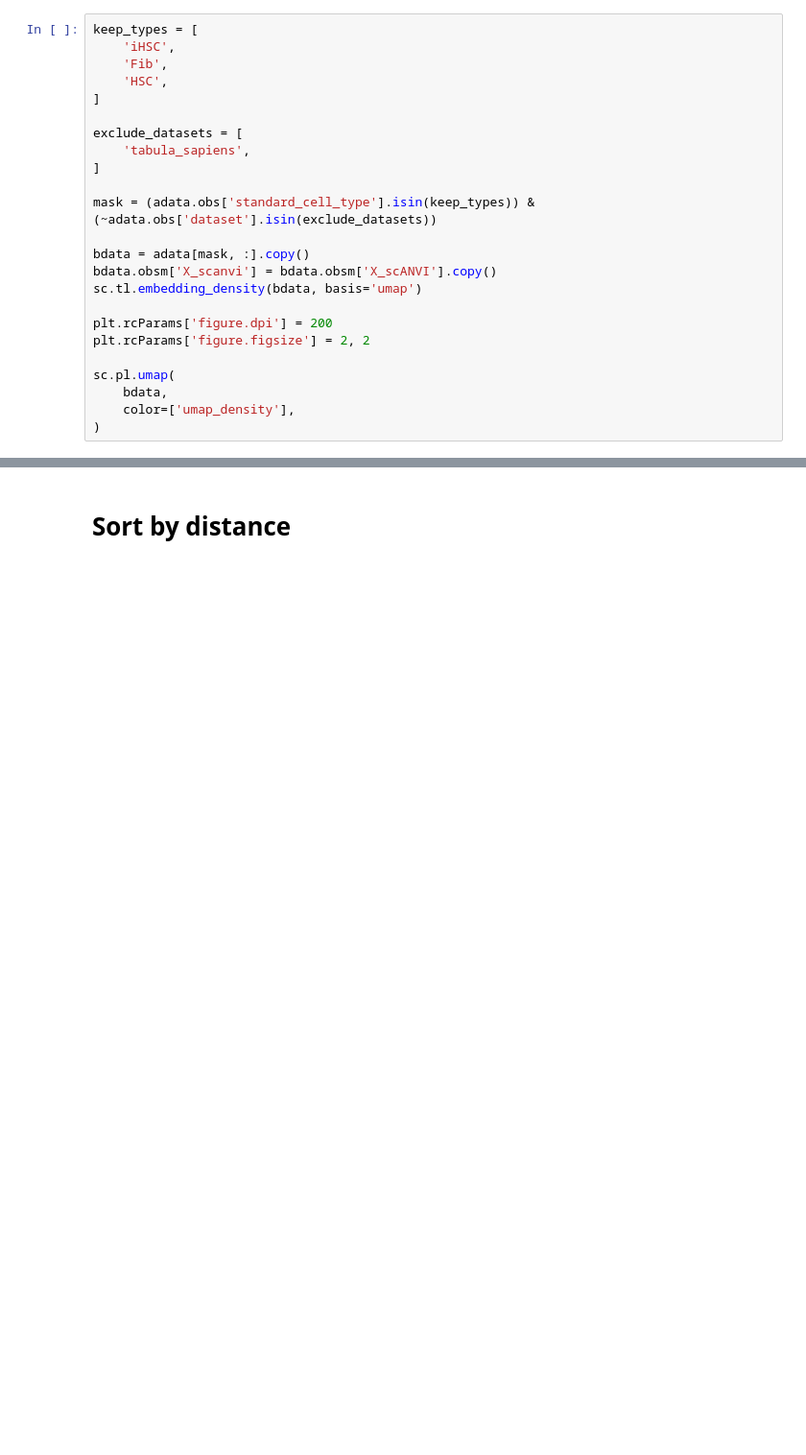
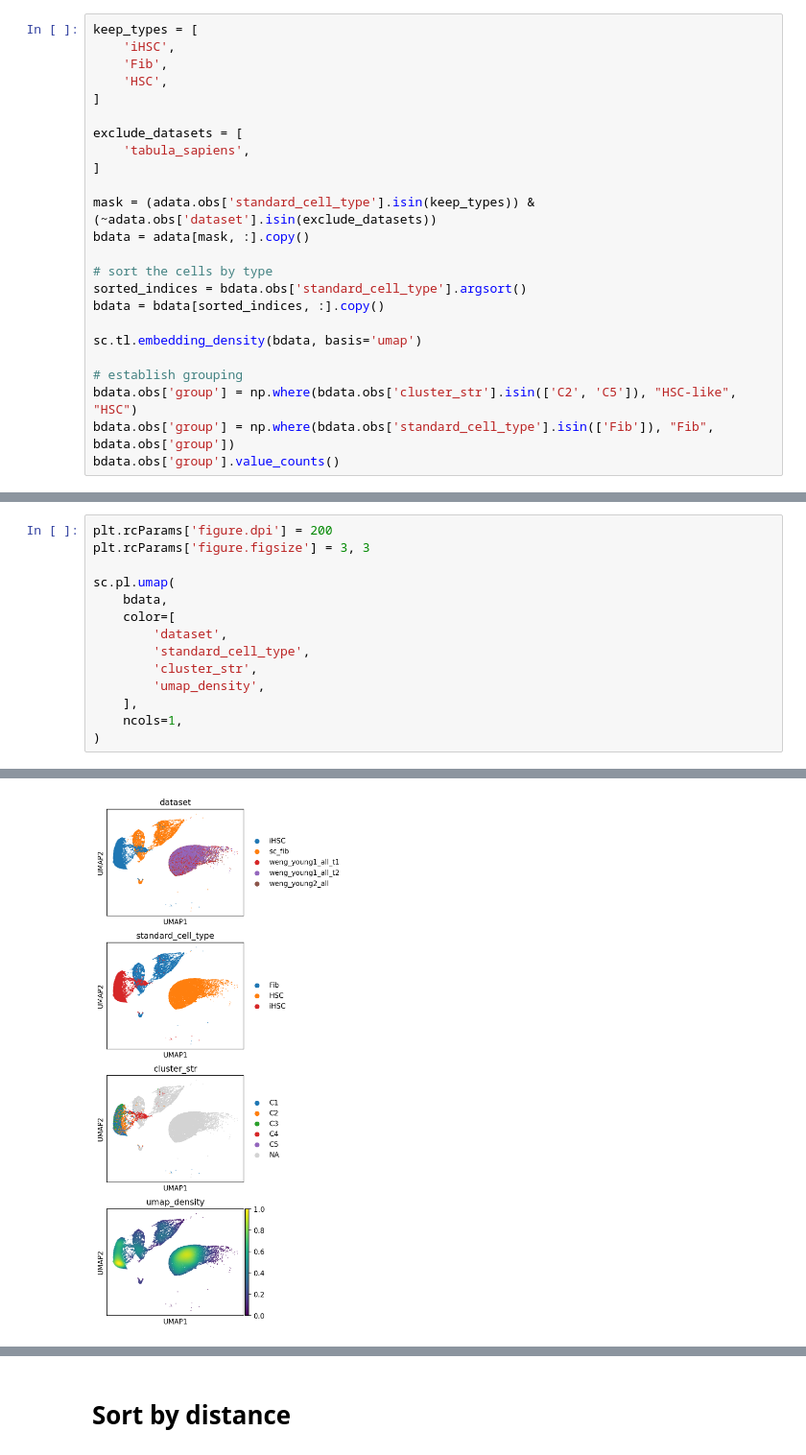
Before and after one commit to CooperStansbury/ONT-single-cell, a Jupyter notebook: notebooks/FIGURE_4_REF.ipynb, the cells around one changed output, grey strips where cells are left out. Shown at 96% size. Drawn from its saved outputs; the diff is of its cells as text; blank space fills up the shorter version.

```diff
--- a/notebooks/FIGURE_4_REF.ipynb
+++ b/notebooks/FIGURE_4_REF.ipynb
@@ -279,18 +125,18 @@ exclude_datasets = [
 ]
 
 mask = (adata.obs['standard_cell_type'].isin(keep_types)) & (~adata.obs['dataset'].isin(exclude_datasets))
+bdata = adata[mask, :].copy()
 
-bdata = adata[mask, :].copy()
-bdata.obsm['X_scanvi'] = bdata.obsm['X_scANVI'].copy()
+# sort the cells by type
+sorted_indices = bdata.obs['standard_cell_type'].argsort()
+bdata = bdata[sorted_indices, :].copy()
+
 sc.tl.embedding_density(bdata, basis='umap')
 
-plt.rcParams['figure.dpi'] = 200
-plt.rcParams['figure.figsize'] = 2, 2
-
-sc.pl.umap(
-    bdata,
-    color=['umap_density'],
-)
+# establish grouping
+bdata.obs['group'] = np.where(bdata.obs['cluster_str'].isin(['C2', 'C5']), "HSC-like", "HSC")
+bdata.obs['group'] = np.where(bdata.obs['standard_cell_type'].isin(['Fib']), "Fib", bdata.obs['group'])
+bdata.obs['group'].value_counts()
 # %% [output]
 computing density on 'umap'
 --> added
@@ -299,0 +152,15 @@ computing density on 'umap'
+# %%
+plt.rcParams['figure.dpi'] = 200
+plt.rcParams['figure.figsize'] = 3, 3
+
+sc.pl.umap(
+    bdata,
+    color=[
+        'dataset',
+        'standard_cell_type',
+        'cluster_str',
+        'umap_density',
+    ],
+    ncols=1,
+)
+# %% [output]
@@ -299,0 +168 @@ computing density on 'umap'
+[figure, added]
```
Also changed, not shown: parts of 50 cells of this notebook, 7 other files.
